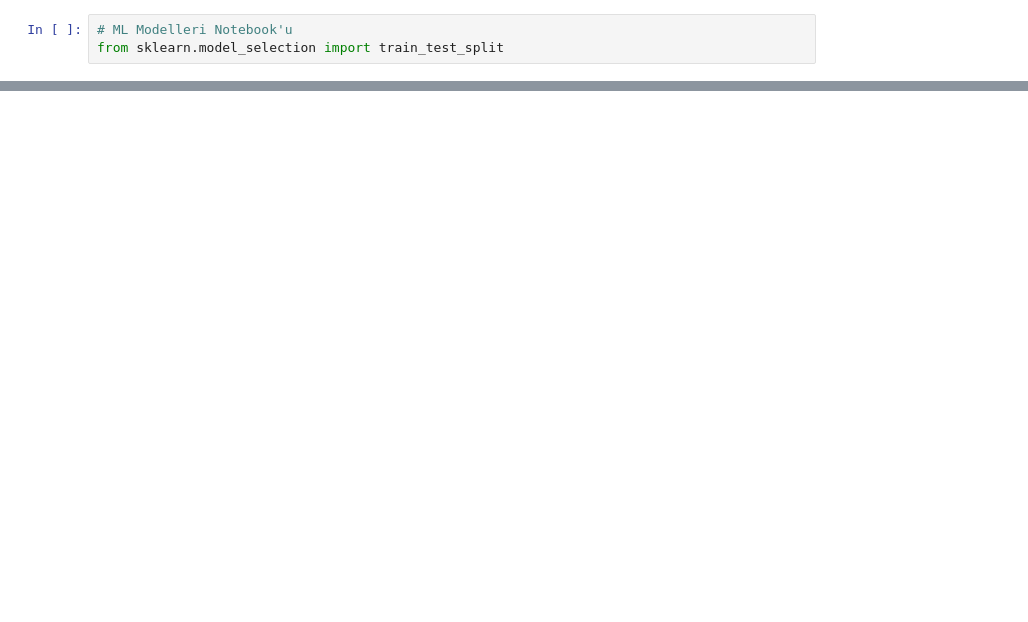
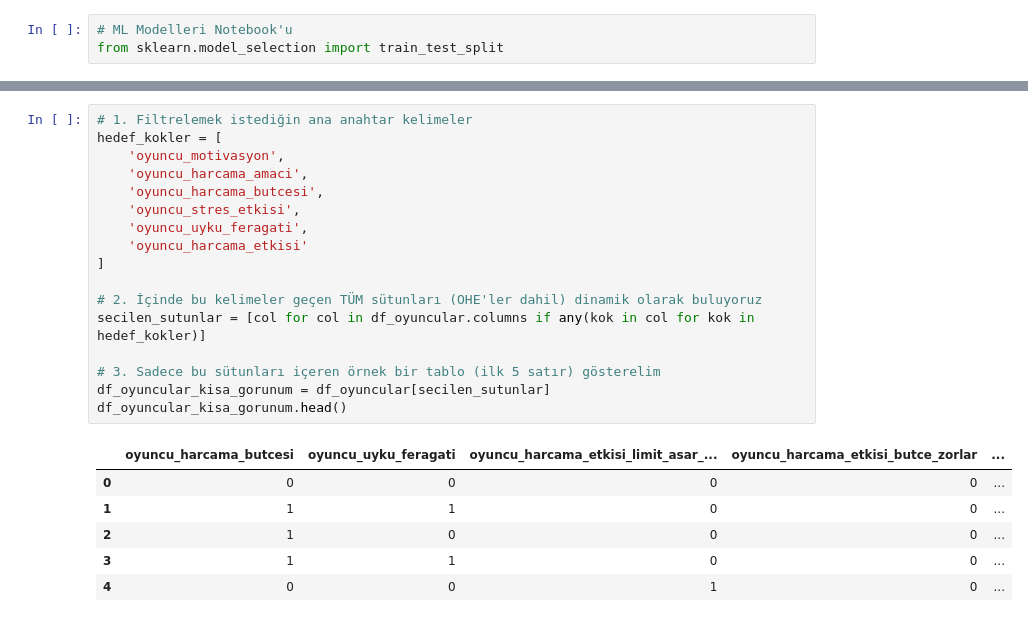
Before and after one commit to betultgumus/ybs-makine-ogrenmesi, a Jupyter notebook: ANIVIA/game-regulation-analytics/notebooks/survey/03_survey_ml_models.ipynb, the cells around one changed output, grey strips where cells are left out. Saved outputs shown, nothing was run; the diff lists cells and outputs as text; blank space fills up the shorter version.

```diff
--- a/ANIVIA/game-regulation-analytics/notebooks/survey/03_survey_ml_models.ipynb
+++ b/ANIVIA/game-regulation-analytics/notebooks/survey/03_survey_ml_models.ipynb
@@ -141,0 +174,24 @@ display(df_oyuncular[[col for col in df_oyuncular.columns if '_skoru' in col]].h
+# %%
+# 1. Filtrelemek istediğin ana anahtar kelimeler
+hedef_kokler = [
+    'oyuncu_motivasyon',
+    'oyuncu_harcama_amaci',
+    'oyuncu_harcama_butcesi',
+    'oyuncu_stres_etkisi',
+    'oyuncu_uyku_feragati',
+    'oyuncu_harcama_etkisi'
+]
+
+# 2. İçinde bu kelimeler geçen TÜM sütunları (OHE'ler dahil) dinamik olarak buluyoruz
+secilen_sutunlar = [col for col in df_oyuncular.columns if any(kok in col for kok in hedef_kokler)]
+
+# 3. Sadece bu sütunları içeren örnek bir tablo (ilk 5 satır) gösterelim
+df_oyuncular_kisa_gorunum = df_oyuncular[secilen_sutunlar]
+df_oyuncular_kisa_gorunum.head()
+# %% [output]
+|  | oyuncu_harcama_butcesi | oyuncu_uyku_feragati | oyuncu_harcama_etkisi_limit_asar_... | oyuncu_harcama_etkisi_butce_zorlar | ... |
+| 0 | 0 | 0 | 0 | 0 | ... |
+| 1 | 1 | 1 | 0 | 0 | ... |
+| 2 | 1 | 0 | 0 | 0 | ... |
+| 3 | 1 | 1 | 0 | 0 | ... |
+| 4 | 0 | 0 | 1 | 0 | ... |
```
Also changed, not shown: parts of 11 cells of this notebook, 3 other files.
